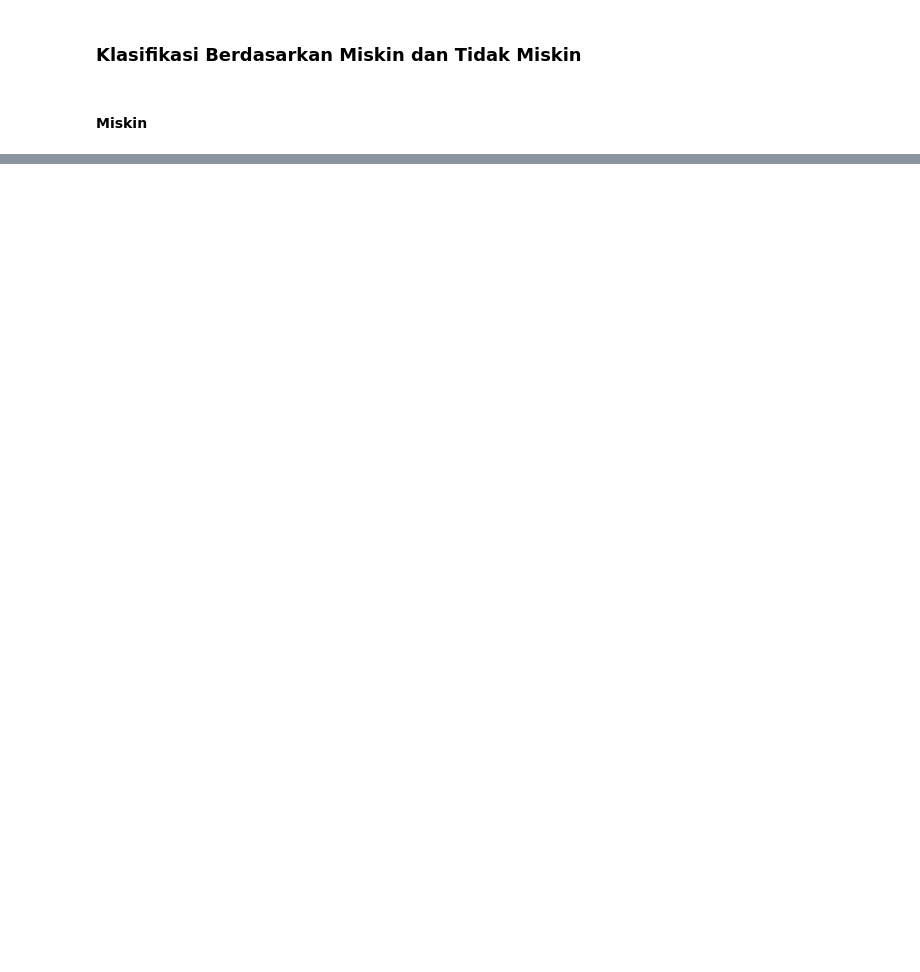
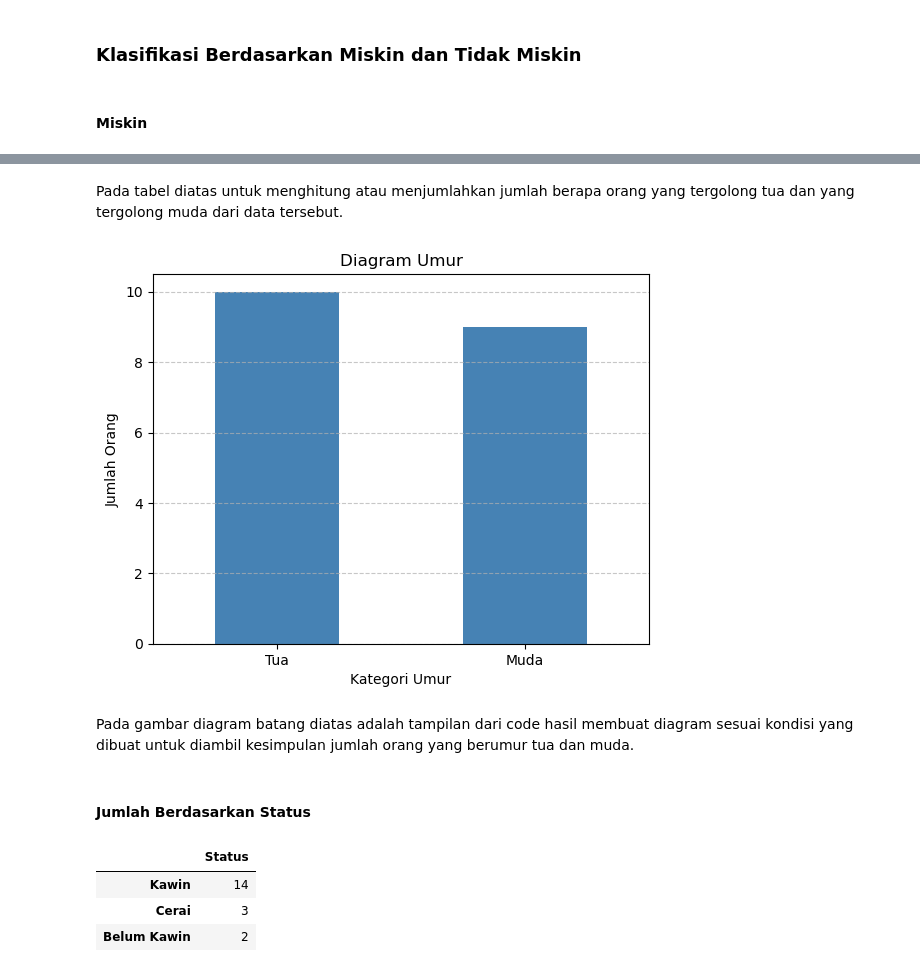
Before and after one commit to suryalynx/Pemodelan-dan-simulasi, a Jupyter notebook: TugasBesar.ipynb, the cells around one changed output, grey strips where cells are left out. Saved outputs shown, nothing was run; the diff lists cells and outputs as text; code cells hidden in the pictures; blank space fills up the shorter version.

```diff
--- a/TugasBesar.ipynb
+++ b/TugasBesar.ipynb
@@ -395,0 +180,18 @@ TypeError: only size-1 arrays can be converted to Python scalars
+# %% [markdown]
+Pada tabel diatas untuk menghitung atau menjumlahkan jumlah berapa orang yang tergolong tua dan yang tergolong muda dari data tersebut.
+# %%
+diagramUmur = diagram(umur, 'Kategori Umur', 'Jumlah Orang', 'Diagram Umur')
+# %% [output]
+[figure, added]
+# %% [markdown]
+Pada gambar diagram batang diatas adalah tampilan dari code hasil membuat diagram sesuai kondisi yang dibuat untuk diambil kesimpulan jumlah orang yang berumur tua dan muda.
+# %% [markdown]
+#### Jumlah Berdasarkan Status
+# %%
+status= data["Status"].value_counts()
+pd.DataFrame(status)
+# %% [output]
+|  | Status |
+| Kawin | 14 |
+| Cerai | 3 |
+| Belum Kawin | 2 |
```
Also changed, not shown: parts of 142 cells of this notebook, 3 other files.
